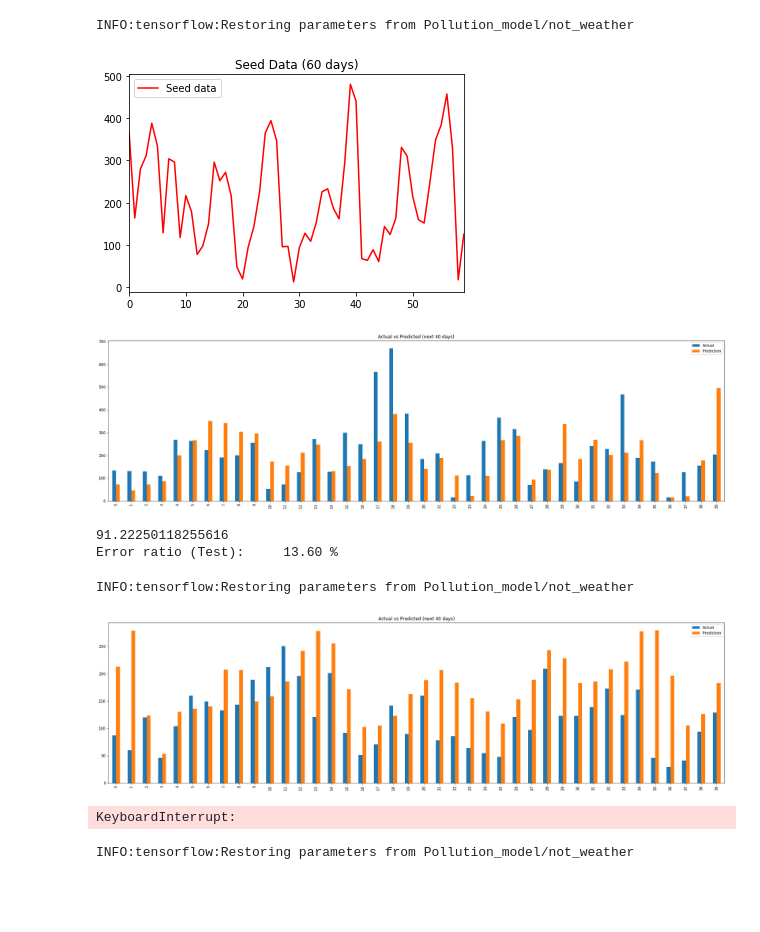
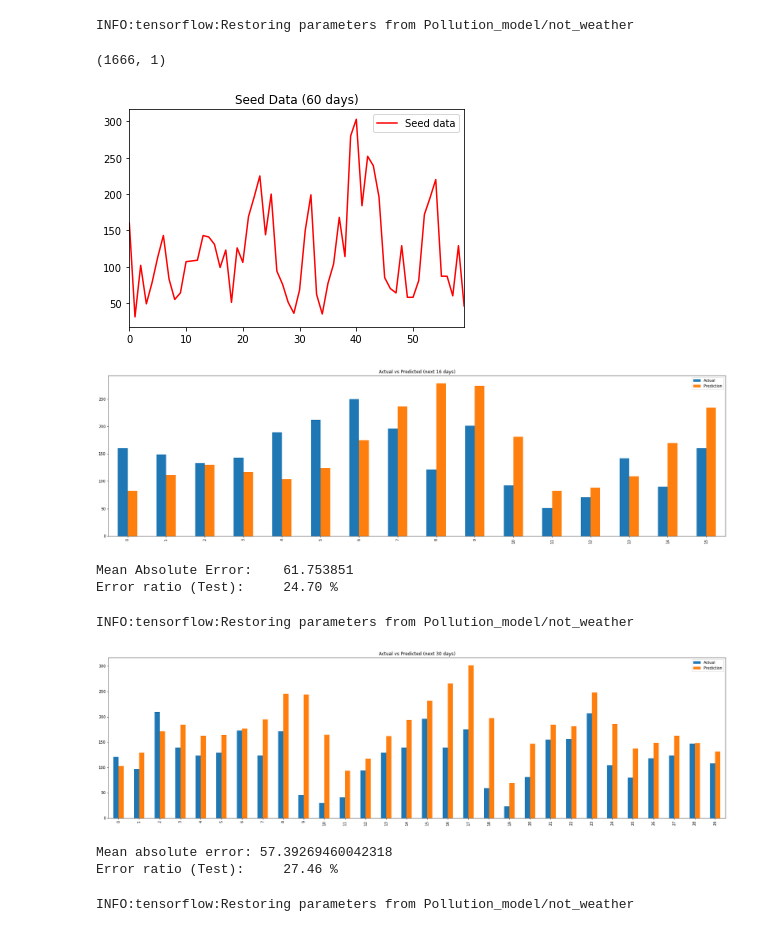
Before and after one commit to SAint7579/Hybrid_LSTM-DNN_PollutionForecasting, a Jupyter notebook: not_dnn.ipynb, the cells around one changed output. Cells and saved outputs as stored; diff of their text form; code cells hidden in the pictures; blank space fills up the shorter version.

```diff
--- a/not_dnn.ipynb
+++ b/not_dnn.ipynb
@@ -78,7 +78,7 @@ In case you used a LabelEncoder before this OneHotEncoder to convert the categor
 # Splitting the data into train and test set
 # %%
 #FOR RNN DATA
-cut=24*(35000//24)
+cut=24*(40000//24)
 training_set_rnn = pollution_data[:cut,:].reshape(-1,24,1)
 training_set_dnn = weather_data[:cut,:].reshape(-1,24,20)
 test_set_rnn = pollution_data[cut:,:].reshape(-1,24,1)
@@ -110,7 +110,7 @@ training_set_rnn.shape, training_set_dnn.shape, test_set_rnn.shape, test_set_dnn
 # %%
 PRED_DIST=1
 # %%
-def next_batch(training_data_rnn,training_data_dnn,steps):
+def next_batch(training_data_rnn,training_data_dnn,steps,ts_start=-1):
     """
     INPUT: Data(For RNN and DNN), Time Steps per batch
     OUTPUT: Input batch for RNN and DNN at 't' and Output data (pollution) at 't+1'
@@ -118,7 +118,8 @@ def next_batch(training_data_rnn,training_data_dnn,steps):
 
     # Randomly initializing the start point
     pred_dist=PRED_DIST
-    ts_start = np.random.randint(low = 0, high = len(training_data_rnn)-steps-pred_dist)
+    if ts_start==-1:
+        ts_start = np.random.randint(low = 0, high = len(training_data_rnn)-steps-pred_dist)
     # the random start to random start + steps + 1. Then reshape this data to be (1,steps+1)
     x_batch_rnn = training_data_rnn[ts_start: ts_start + steps]                  #(steps,1)
     x_batch_dnn = training_data_dnn[ts_start+pred_dist: ts_start+pred_dist+ steps]  #(steps,20)
@@ -242,7 +225,7 @@ with tf.Session() as sess:
     #Restoring the model
     saver.restore(sess, "Pollution_model/not_weather")
     #Preparing batches
-    x_rnn_batch,y_batch = next_batch(test_set_rnn,test_set_dnn,steps=200)
+    x_rnn_batch,y_batch = next_batch(test_set_rnn,test_set_dnn,steps=100,ts_start=59)
     #Predicting the output
     output = sess.run(network_op, feed_dict={x_rnn:x_rnn_batch, hold_proba:1.0})
 # %% [output]
@@ -283,7 +266,7 @@ df.to_csv('prediction.csv', index=False)
 # %% [markdown]
 # Predicting Future data
 # %%
-forecast=41
+forecast=17
 seed=60
 # %%
 with tf.Session() as sess:
@@ -308,6 +291,10 @@ with tf.Session() as sess:
         test_ind+=1
 # %% [output]
 INFO:tensorflow:Restoring parameters from Pollution_model/not_weather
+# %%
+training_set_rnn.shape
+# %% [output]
+(1666, 1)
 # %%
 #Inverse scaling the value
 seed_data = pol_scaler.inverse_transform(training_set_rnn[-seed-PRED_DIST:-PRED_DIST])
@@ -325,23 +312,24 @@ plt.show()
 y_pred = df['Prediction'].values
 y_true = df['Actual'].values
 score_mae = mean_absolute_error(y_true,y_pred)
-print(score_mae)
+print("Mean Absolute Error:\t%f"%score_mae)
 print("Error ratio (Test):\t%1.2f"%((score_mae/df['Actual'].max())*100),"%")
 # %% [output]
-[figure, old version]
+[figure, new version]
-[figure, old version]
+[figure, new version]
-91.22250118255616
-Error ratio (Test):     13.60 %
+Mean Absolute Error:    61.753851
+Error ratio (Test):     24.70 %
 # %%
 from IPython.display import clear_output
 from time import sleep
 # %%
 while True:
-    forecast=41
+    forecast=31
     seed=61
     #FOR RNN DATA
     cut=24*(np.random.choice(range(35000,42850))//24)
-#     print("CUT:",cut)
+    cut=24*(40500//24)
+    #     print("CUT:",cut)
     training_set_rnn = pollution_data[:cut,:].reshape(-1,24,1)
     training_set_dnn = weather_data[:cut,:].reshape(-1,24,20)
     test_set_rnn = pollution_data[cut:,:].reshape(-1,24,1)
@@ -382,37 +370,38 @@ while True:
             dnn_batch = np.array(train_seed_dnn[-forecast:]).reshape(-1,20)
             x_batch = np.append(rnn_batch, dnn_batch, axis=1).reshape(-1,forecast,21)
             y_pred = sess.run(network_op, feed_dict={x_rnn:x_batch, hold_proba:1.0})
             #print("\nPrediction: ",y_pred[0, -1])
             train_seed_rnn.append(y_pred[-1])
             #print("Feed_data: ",test_set_dnn[test_ind])
             train_seed_dnn.append(test_set_dnn[test_ind])
             test_ind+=1
 
     #Inverse scaling the value
     seed_data = pol_scaler.inverse_transform(training_set_rnn[-seed-PRED_DIST:-PRED_DIST])
     prediction_data = pol_scaler.inverse_transform(np.array(train_seed_rnn[-forecast:]))
     actual_data =  pol_scaler.inverse_transform(test_set_rnn[:forecast])
 #     pd.DataFrame(list(seed_data[-seed:]),columns=['Seed data']).plot(c='Red')
 #     # plt.ylim((0,350))
 #     plt.title("Seed Data ({} days)".format(seed))
 #     plt.show()
     df = pd.DataFrame({'Actual':actual_data[:-1].reshape(1,-1)[0], 'Prediction' :prediction_data[1:].reshape(1,-1)[0]})
     df.plot.bar(figsize=(30,8))
 #     df.plot(figsize=(30,8))
     # plt.ylim((0,350))
     plt.title("Actual vs Predicted (next {} days)".format(forecast-1))
     plt.show()
     y_pred = df['Prediction'].values
     y_true = df['Actual'].values
     score_mae = mean_absolute_error(y_true,y_pred)
-#     print("Mean absolute error:",score_mae)
-#     print("Error ratio (Test):\t%1.2f"%((score_mae/df['Actual'].max())*100),"%")
+    print("Mean absolute error:",score_mae)
+    print("Error ratio (Test):\t%1.2f"%((score_mae/df['Actual'].max())*100),"%")
     input()
     clear_output(wait=True)
 # %% [output]
 INFO:tensorflow:Restoring parameters from Pollution_model/not_weather
-[figure, old version]
+[figure, new version]
-KeyboardInterrupt:
+Mean absolute error: 57.39269460042318
+Error ratio (Test):     27.46 %
 # %%
 while True:
     forecast=100
```
Also changed, not shown: parts of 3 cells of this notebook, 3 other files.
